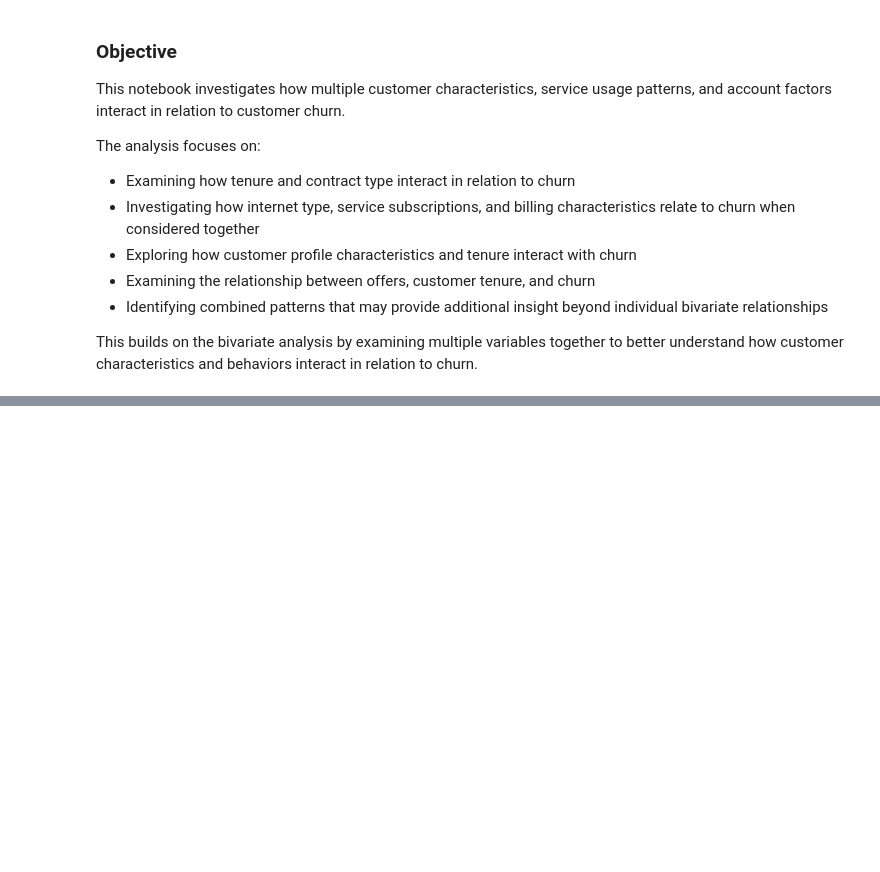
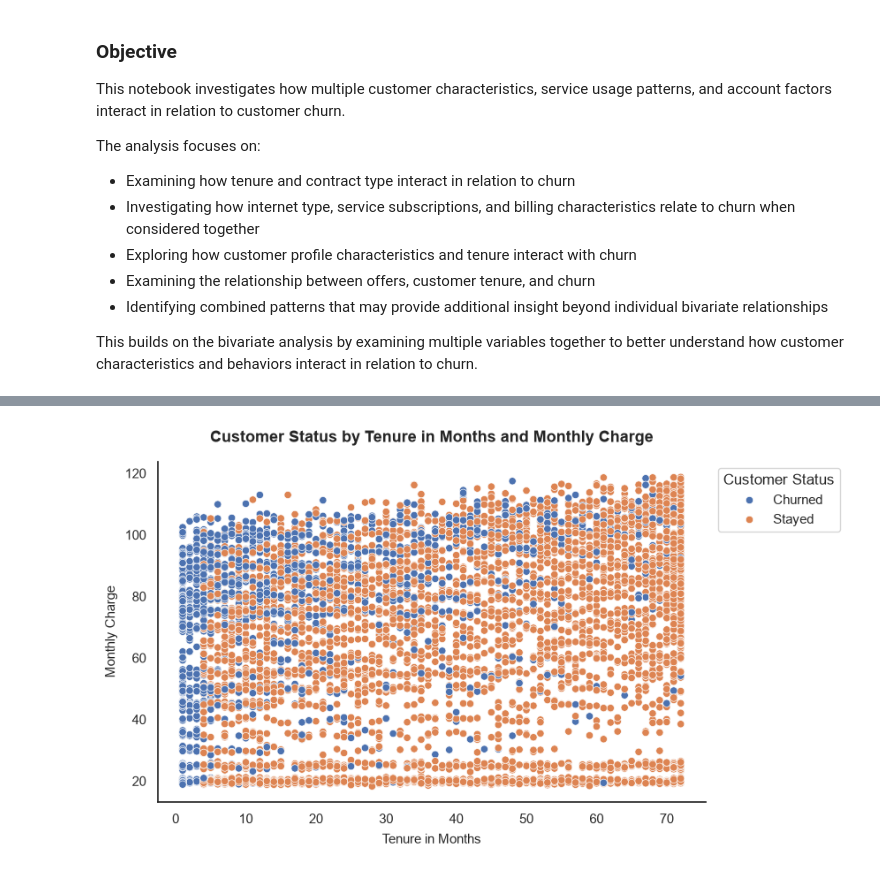
Before and after one commit to pendergataxel/telecom-customer-churn-analysis, a Jupyter notebook: notebooks/04_multivariate_and_correlations.ipynb, the cells around one changed output, grey strips where cells are left out. Saved outputs shown, nothing was run; the diff lists cells and outputs as text; code cells hidden in the pictures; blank space fills up the shorter version.

```diff
--- a/notebooks/04_multivariate_and_correlations.ipynb
+++ b/notebooks/04_multivariate_and_correlations.ipynb
@@ -312,0 +45,17 @@ dtype: int64
+# %%
+churn_analysis_df = churn_df[churn_df['Customer Status'].isin(['Churned', 'Stayed'])].copy()
+churn_analysis_df['Is Churned'] = churn_analysis_df['Customer Status'].map({
+    'Churned': 1,
+    'Stayed': 0
+})
+
+churn_analysis_df['Customer Status'] = churn_analysis_df['Customer Status'].cat.remove_unused_categories()
+
+internet_contract_churn = churn_analysis_df.pivot_table(
+    index='Internet Type',
+    columns='Contract',
+    values='Is Churned',
+    aggfunc='mean'
+) * 100
+
+internet_contract_churn.style.format('{:.1f}%').background_gradient(cmap='Reds', axis=None)
@@ -312,0 +73,13 @@ dtype: int64
+# %%
+plt.figure(figsize=(8, 5))
+sns.scatterplot(
+    data=churn_analysis_df,
+    x='Tenure in Months',
+    y='Monthly Charge',
+    hue='Customer Status'
+)
+
+plt.title('Customer Status by Tenure in Months and Monthly Charge')
+plt.legend(bbox_to_anchor=(1.01, 1), title='Customer Status');
+# %% [output]
+[figure, added]
```
Also changed, not shown: parts of 28 cells of this notebook, 2 other files.
